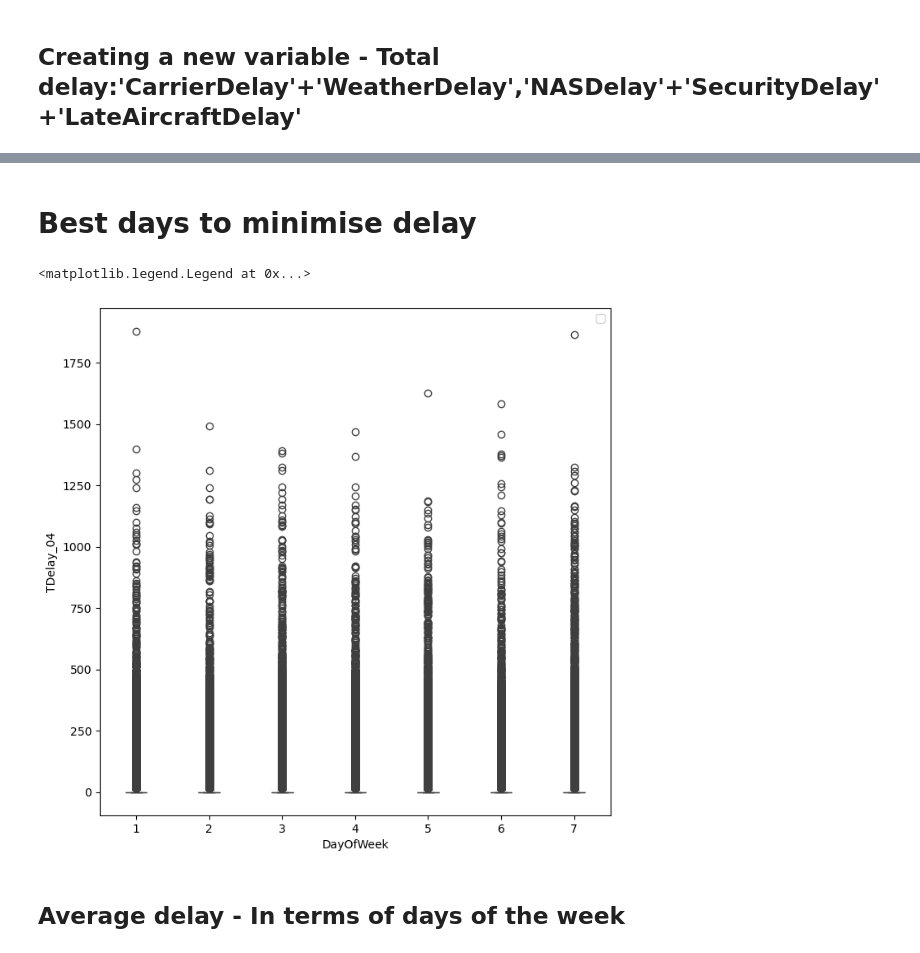
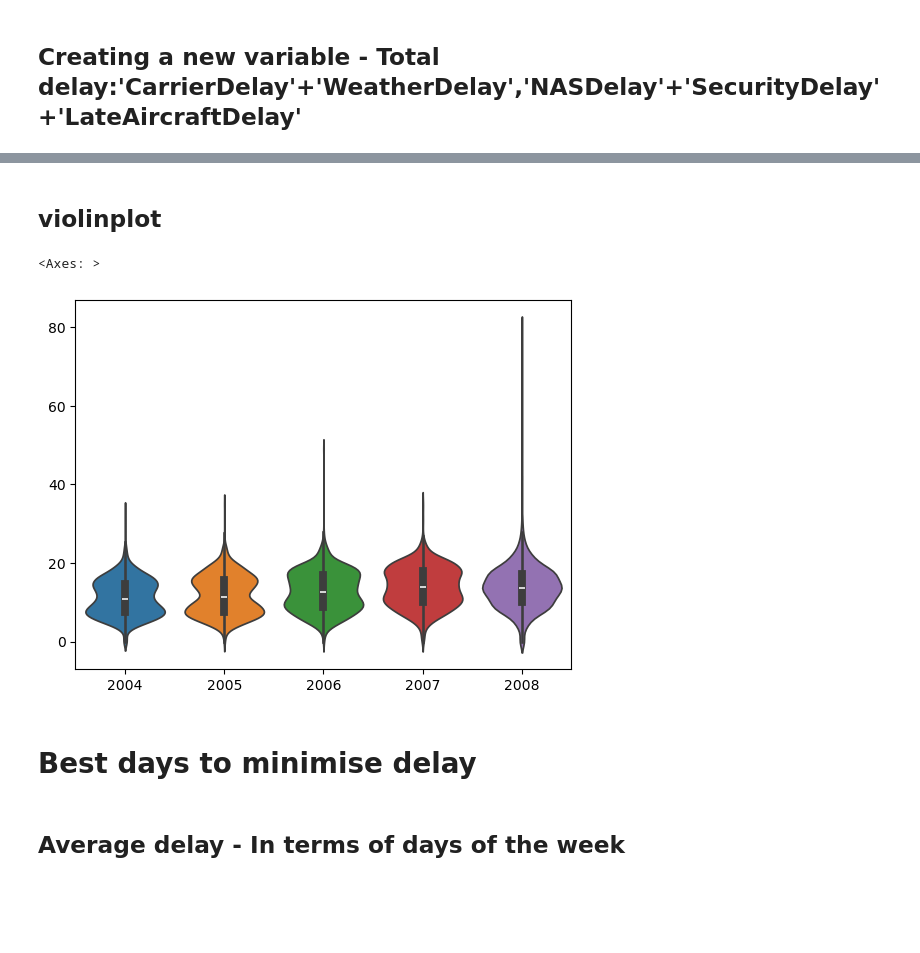
Before and after one commit to SJH1305/Coursework, a Jupyter notebook: Part 2_Q2a.ipynb, the cells around one changed output, grey strips where cells are left out. Drawn from its saved outputs; the diff is of its cells as text; code cells hidden in the pictures; blank space fills up the shorter version.

```diff
--- a/Part 2_Q2a.ipynb
+++ b/Part 2_Q2a.ipynb
@@ -113,16 +234,12 @@ avg_timedelay_2008 = df_2008.groupby('CRSDepTime')['TDelay_08'].mean()
+# %% [markdown]
+## violinplot
+# %%
+sns.violinplot(data = avgtimedelay_all)
+# %% [output]
+<Axes: >
+[figure, added]
 # %% [markdown]
-# Best days to minimise delay
+# **Best days to minimise delay**
-# %%
-import matplotlib.pyplot as plt
-import seaborn as sns
-
-fig, ax = plt.subplots(figsize = (8, 8))
-sns.boxplot(data = df_2004, x = 'DayOfWeek', y = 'TDelay_04', width = 0.3, boxprops = dict(alpha=0.6))
-plt.legend()
-#plt.savefig("")
-# %% [output]
-<matplotlib.legend.Legend at 0x...>
-[figure, old version]
 # %% [markdown]
 ## Average delay - In terms of days of the week
 # %%
```
Also changed, not shown: parts of 24 cells of this notebook, 1 other file.
